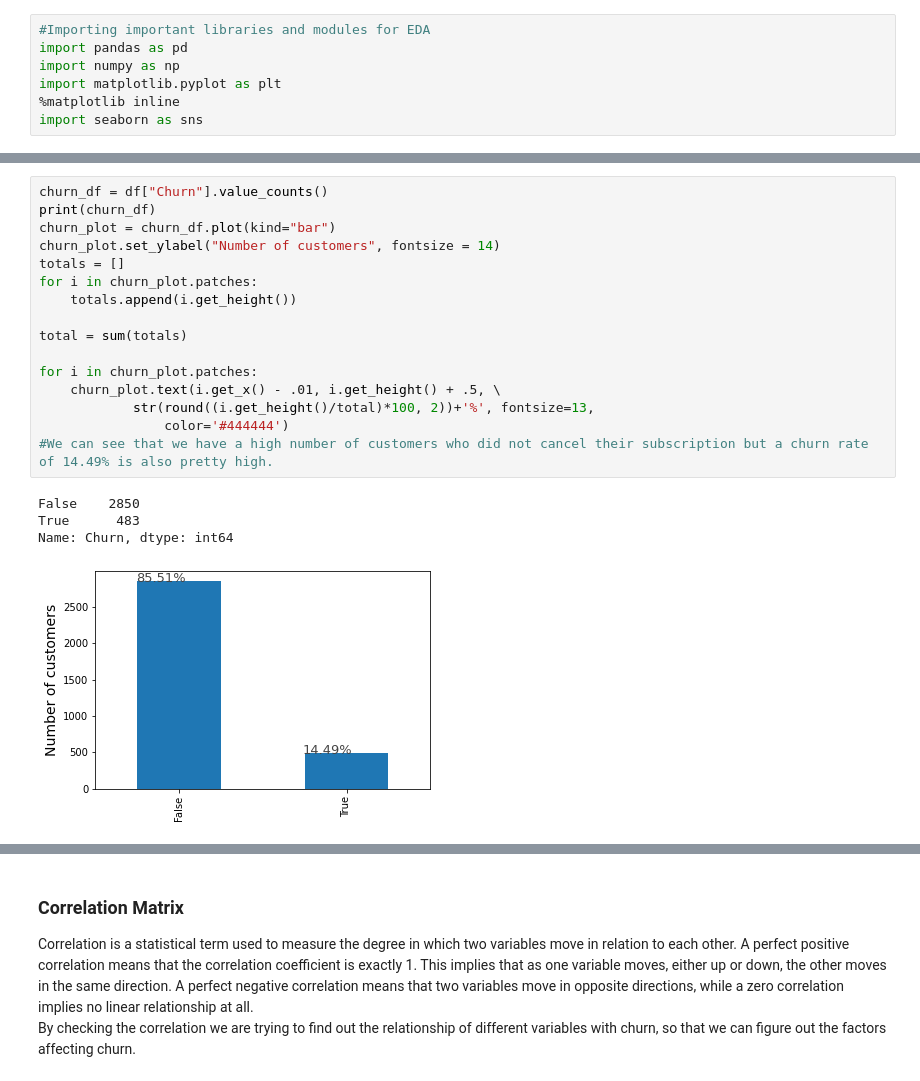
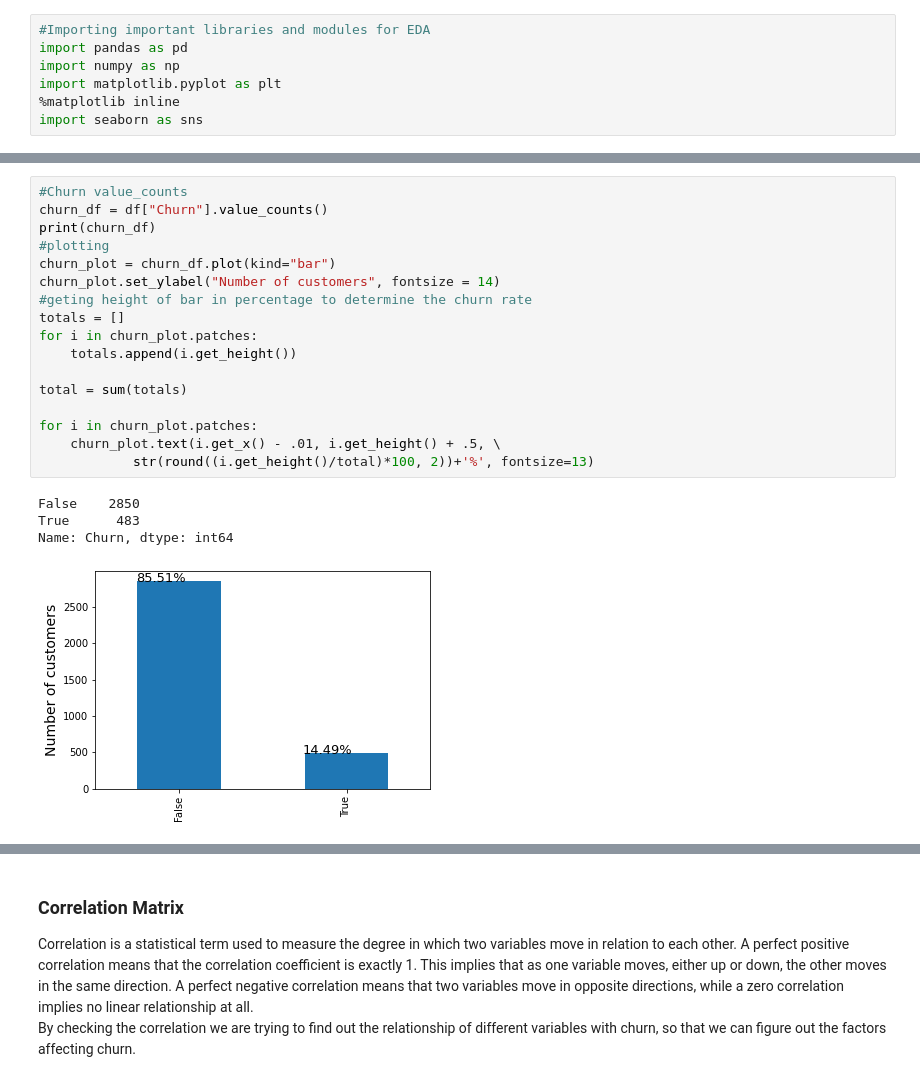
Before and after one commit to vithika-karan/Churn-Data-Analysis, a Jupyter notebook: Telecom_Churn_Analysis_Capstone_Project.ipynb, the cells around one changed output, grey strips where cells are left out. Drawn from its saved outputs; the diff is of its cells as text.

```diff
--- a/Telecom_Churn_Analysis_Capstone_Project.ipynb
+++ b/Telecom_Churn_Analysis_Capstone_Project.ipynb
@@ -73,21 +100,22 @@ memory usage: 498.1+ KB
 # %%
+#Churn value_counts
 churn_df = df["Churn"].value_counts()
 print(churn_df)
+#plotting
 churn_plot = churn_df.plot(kind="bar")
 churn_plot.set_ylabel("Number of customers", fontsize = 14)
+#geting height of bar in percentage to determine the churn rate
 totals = []
 for i in churn_plot.patches:
     totals.append(i.get_height())
 
 total = sum(totals)
 
 for i in churn_plot.patches:
     churn_plot.text(i.get_x() - .01, i.get_height() + .5, \
-            str(round((i.get_height()/total)*100, 2))+'%', fontsize=13,
-                color='#444444')
-#We can see that we have a high number of customers who did not cancel their subscription but a churn rate of 14.49% is also pretty high.
+            str(round((i.get_height()/total)*100, 2))+'%', fontsize=13)
 # %% [output]
 False    2850
 True      483
 Name: Churn, dtype: int64
-[figure, old version]
+[figure, new version]
```
Also changed, not shown: parts of 28 cells of this notebook.
